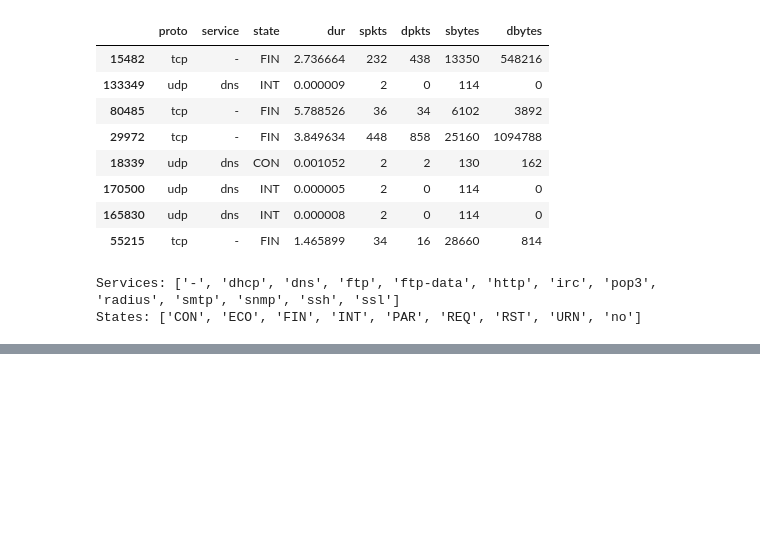
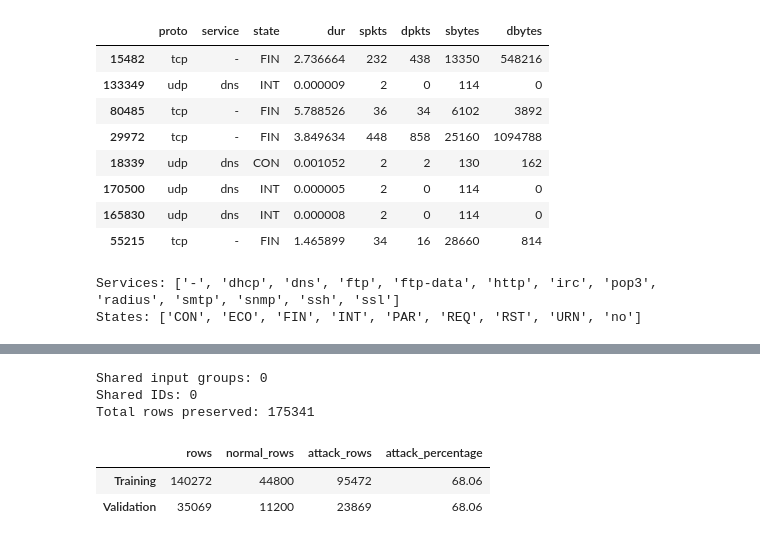
Before and after one commit to saatvikn/network_intrusion_detection_system, a Jupyter notebook: notebooks/01_data_understanding.ipynb, the cells around one changed output, grey strips where cells are left out. Drawn from its saved outputs; the diff is of its cells as text; code cells hidden in the pictures; blank space fills up the shorter version.

Commit message:
feat: add grouped validation split and EDA

```diff
--- a/notebooks/01_data_understanding.ipynb
+++ b/notebooks/01_data_understanding.ipynb
@@ -391,0 +435,67 @@ States: ['CON', 'ECO', 'FIN', 'INT', 'PAR', 'REQ', 'RST', 'URN', 'no']
+# %%
+# Aim for five folds with similar class proportions, keeping each group together.
+splitter = StratifiedGroupKFold(
+    n_splits=5,
+    shuffle=True,
+    random_state=42,
+)
+
+# Keep the first split: four folds for training, one for validation (~80/20).
+fit_indices, validation_indices = next(
+    splitter.split(
+        X=candidate_inputs,
+        y=train_df["label"],
+        groups=pattern_groups,
+    )
+)
+
+# Select returned row positions; train_df remains the full official training data.
+fit_df = train_df.iloc[fit_indices].copy()
+validation_df = train_df.iloc[validation_indices].copy()
+# %%
+# Collect the unique input groups assigned to each partition.
+fit_groups = set(pattern_groups.iloc[fit_indices])
+validation_groups = set(pattern_groups.iloc[validation_indices])
+
+# Intersections reveal any groups or records present on both sides.
+shared_groups = fit_groups.intersection(validation_groups)
+shared_ids = set(fit_df["id"]).intersection(validation_df["id"])
+
+# Stop if there is overlap or if the partitions do not retain every row.
+assert len(shared_groups) == 0
+assert len(shared_ids) == 0
+assert len(fit_df) + len(validation_df) == len(train_df)
+
+print("Shared input groups:", len(shared_groups))
+print("Shared IDs:", len(shared_ids))
+print("Total rows preserved:", len(fit_df) + len(validation_df))
+# %% [output]
+Shared input groups: 0
+Shared IDs: 0
+Total rows preserved: 175341
+# %%
+# Compare the size and class proportions of our two partitions.
+split_summary = pd.DataFrame(
+    {
+        "rows": [len(fit_df), len(validation_df)],
+        "normal_rows": [
+            fit_df["label"].eq(0).sum(),
+            validation_df["label"].eq(0).sum(),
+        ],
+        "attack_rows": [
+            fit_df["label"].eq(1).sum(),
+            validation_df["label"].eq(1).sum(),
+        ],
+        "attack_percentage": [
+            fit_df["label"].mean() * 100,
+            validation_df["label"].mean() * 100,
+        ],
+    },
+    index=["Training", "Validation"],
+)
+
+split_summary.round(2)
+# %% [output]
+|  | rows | normal_rows | attack_rows | attack_percentage |
+| Training | 140272 | 44800 | 95472 | 68.06 |
+| Validation | 35069 | 11200 | 23869 | 68.06 |
```
Also changed, not shown: parts of 20 cells of this notebook, 1 other file.
